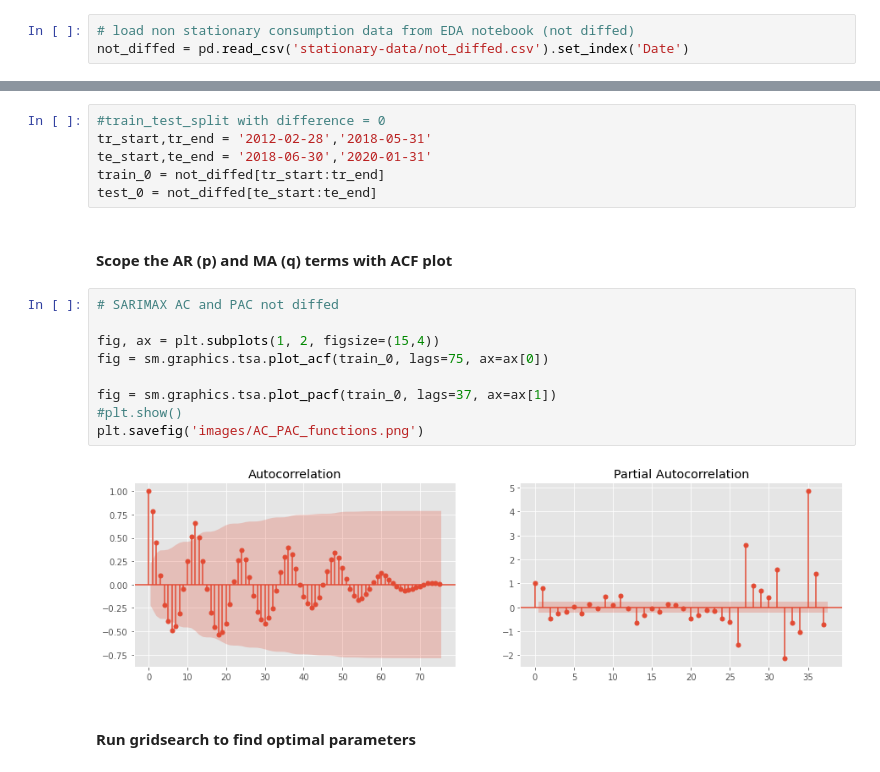
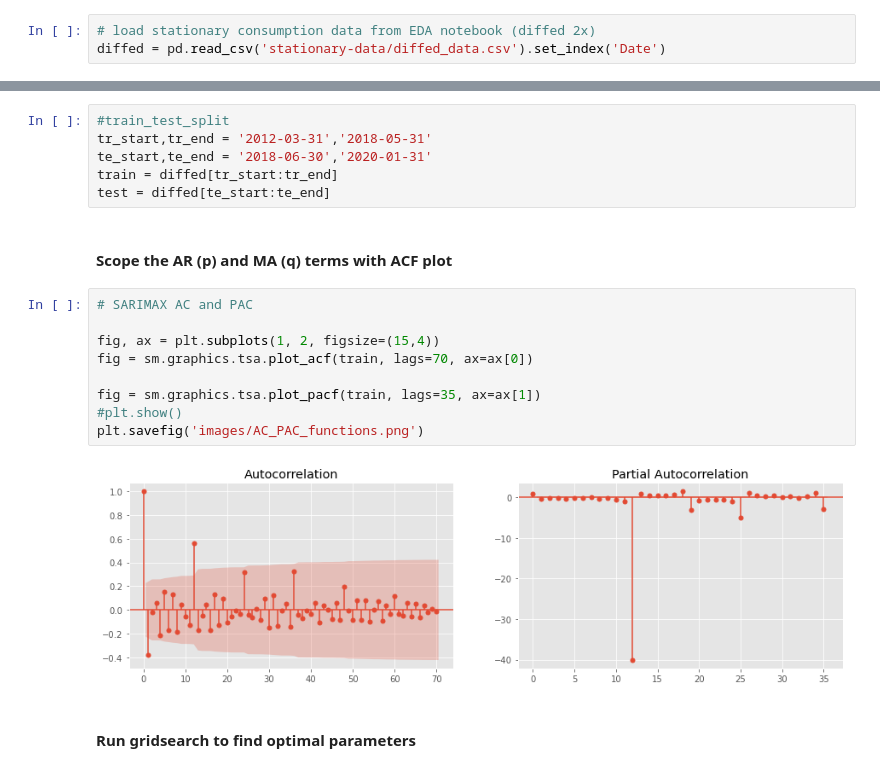
Before and after one commit to katiejohnsonsf/Forecasting-a-Carbon-Zero-City, a Jupyter notebook: Models.ipynb, the cells around one changed output, grey strips where cells are left out. Cells and saved outputs as stored; diff of their text form.

Commit message:
add notebooks with differencing updates

```diff
--- a/Models.ipynb
+++ b/Models.ipynb
@@ -46,3 +48,3 @@ import itertools
 # %%
-# load non stationary consumption data from EDA notebook (not diffed)
-not_diffed = pd.read_csv('stationary-data/not_diffed.csv').set_index('Date')
+# load stationary consumption data from EDA notebook (diffed 2x)
+diffed = pd.read_csv('stationary-data/diffed_data.csv').set_index('Date')
@@ -59,24 +75,24 @@ plt.savefig('images/seas_decomp_not_diffed.png')
 # %% [markdown]
 <h4>Split the data into training and testing sets</h4>
 # %%
-#train_test_split with difference = 0
-tr_start,tr_end = '2012-02-28','2018-05-31'
+#train_test_split
+tr_start,tr_end = '2012-03-31','2018-05-31'
 te_start,te_end = '2018-06-30','2020-01-31'
-train_0 = not_diffed[tr_start:tr_end]
-test_0 = not_diffed[te_start:te_end]
+train = diffed[tr_start:tr_end]
+test = diffed[te_start:te_end]
 # %% [markdown]
 <h4>Scope the AR (p) and MA (q) terms with ACF plot</h4>
 # %%
-# SARIMAX AC and PAC not diffed
+# SARIMAX AC and PAC
 
 fig, ax = plt.subplots(1, 2, figsize=(15,4))
-fig = sm.graphics.tsa.plot_acf(train_0, lags=75, ax=ax[0])
+fig = sm.graphics.tsa.plot_acf(train, lags=70, ax=ax[0])
 
-fig = sm.graphics.tsa.plot_pacf(train_0, lags=37, ax=ax[1])
+fig = sm.graphics.tsa.plot_pacf(train, lags=35, ax=ax[1])
 #plt.show()
 plt.savefig('images/AC_PAC_functions.png')
 # %% [output]
-[figure, old version]
+[figure, new version]
 # %% [markdown]
 <h4>Run gridsearch to find optimal parameters</h4>
 # %%
```
Also changed, not shown: parts of 40 cells of this notebook, 1 other file.
